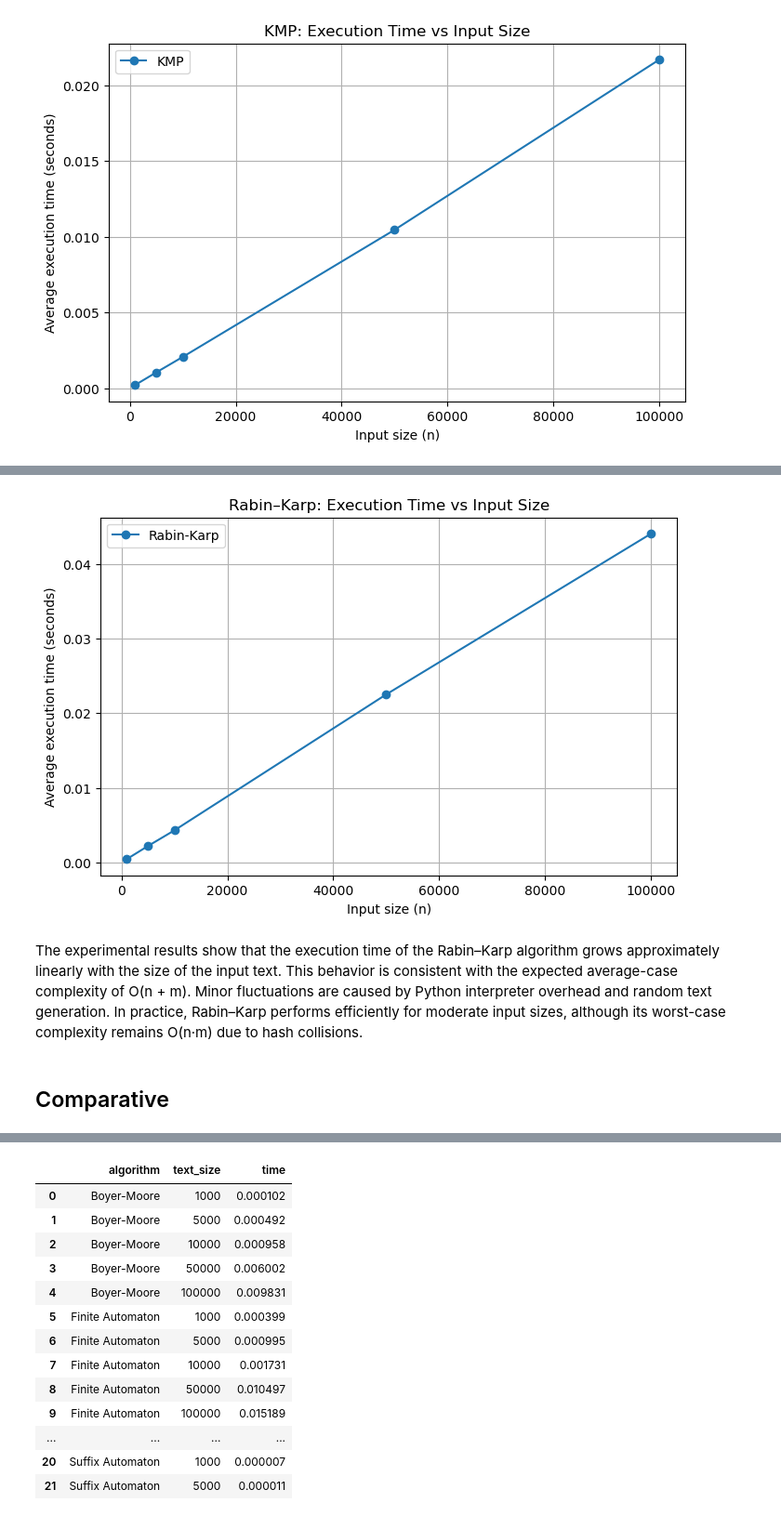
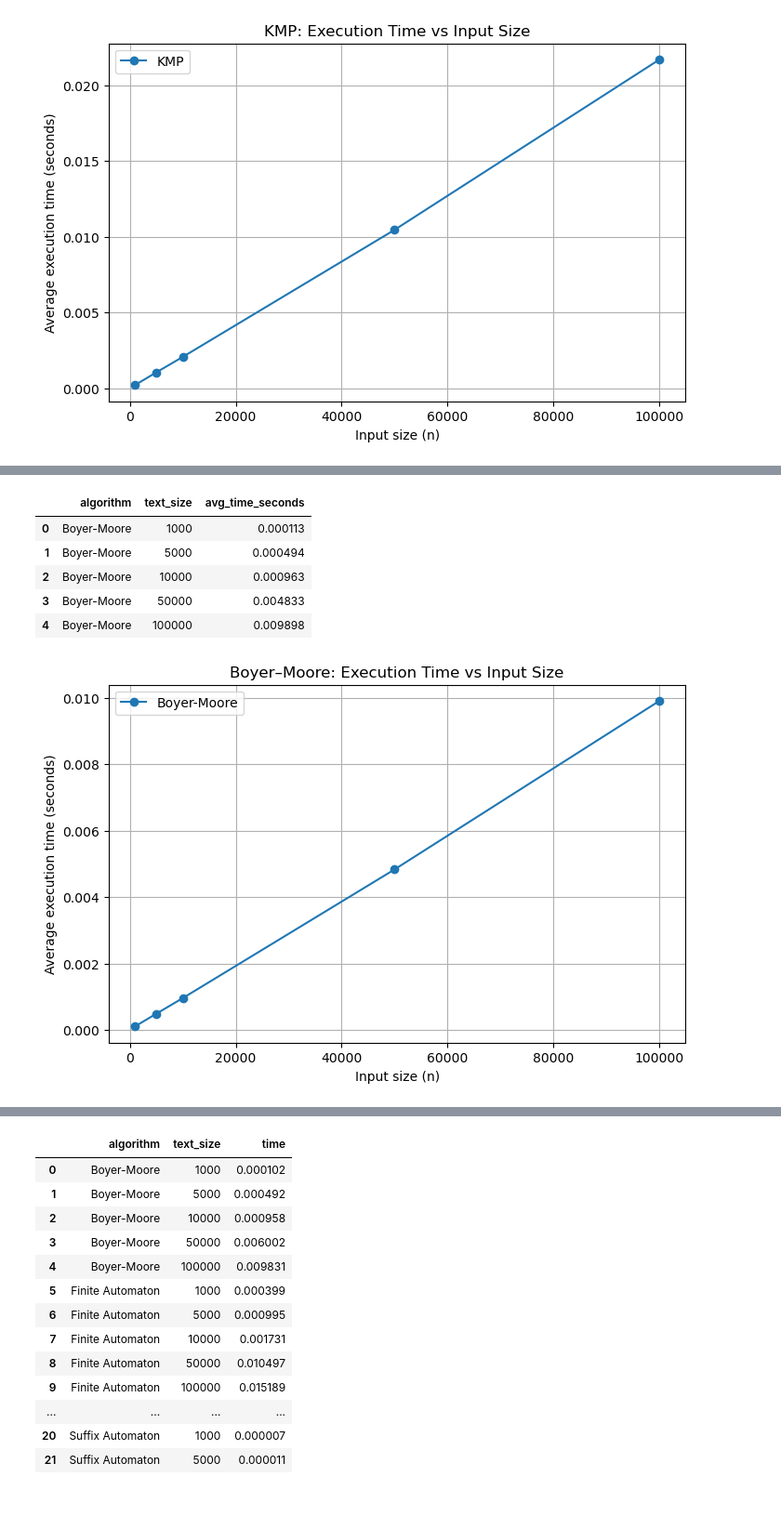
Before and after one commit to Karol2905/string-matching-algorithm-analysis, a Jupyter notebook: analysis.ipynb, the cells around one changed output, grey strips where cells are left out. Shown at 93% size. Drawn from its saved outputs; the diff is of its cells as text; code cells hidden in the pictures.

```diff
--- a/analysis.ipynb
+++ b/analysis.ipynb
@@ -122,27 +129,31 @@ Unlike Rabin–Karp, KMP guarantees linear performance even in the worst case, s
 # %%
 import pandas as pd
 import matplotlib.pyplot as plt
+
+df_bm = pd.read_csv("experiments/boyer_moore_results.csv")
+df_bm
+# %% [output]
+|  | algorithm | text_size | avg_time_seconds |
+| 0 | Boyer-Moore | 1000 | 0.000113 |
+| 1 | Boyer-Moore | 5000 | 0.000494 |
+| 2 | Boyer-Moore | 10000 | 0.000963 |
+| 3 | Boyer-Moore | 50000 | 0.004833 |
+| 4 | Boyer-Moore | 100000 | 0.009898 |
 # %%
+
 plt.figure(figsize=(8, 5))
 plt.plot(
-    df["text_size"],
-    df["avg_time_seconds"],
+    df_bm["text_size"],
+    df_bm["avg_time_seconds"],
     marker="o",
-    label="Rabin-Karp"
+    label="Boyer-Moore"
 )
 
 plt.xlabel("Input size (n)")
 plt.ylabel("Average execution time (seconds)")
-plt.title("Rabin–Karp: Execution Time vs Input Size")
+plt.title("Boyer–Moore: Execution Time vs Input Size")
 plt.grid(True)
 plt.legend()
 plt.show()
 # %% [output]
-[figure, old version]
+[figure, new version]
-# %% [markdown]
-The experimental results show that the execution time of the Rabin–Karp algorithm grows approximately linearly with the size of the input text.
-This behavior is consistent with the expected average-case complexity of O(n + m).
-Minor fluctuations are caused by Python interpreter overhead and random text generation.
-In practice, Rabin–Karp performs efficiently for moderate input sizes, although its worst-case complexity remains O(n·m) due to hash collisions.
-# %% [markdown]
-## Comparative
```
Also changed, not shown: parts of 32 cells of this notebook, 3 other files.
